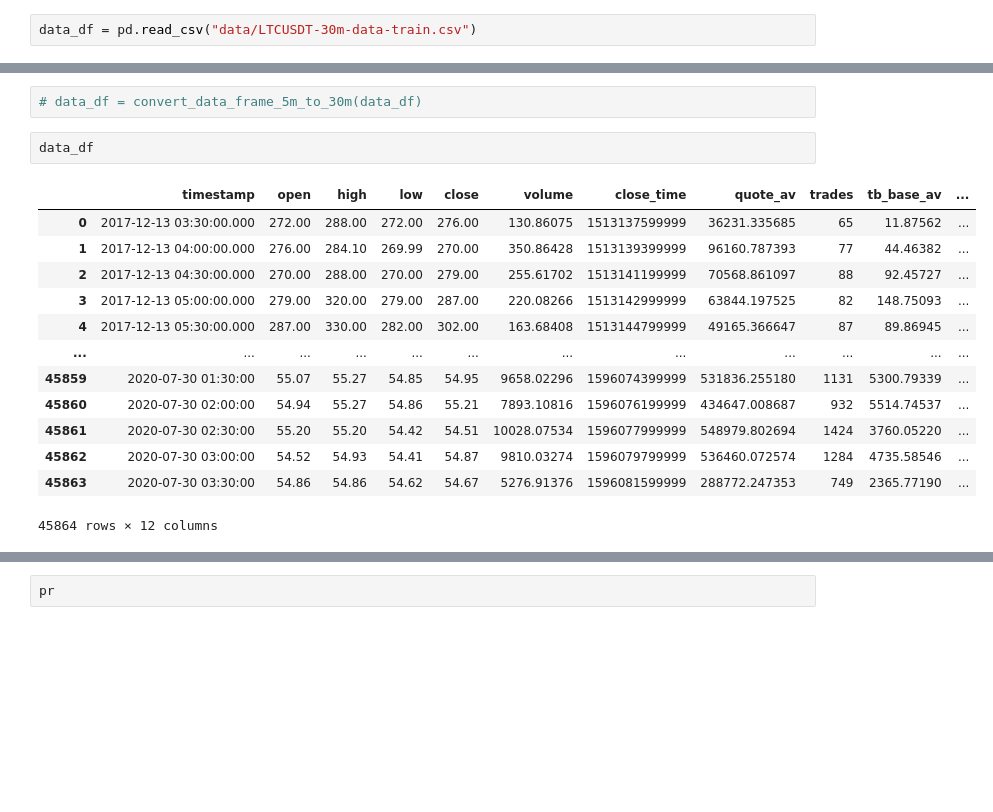
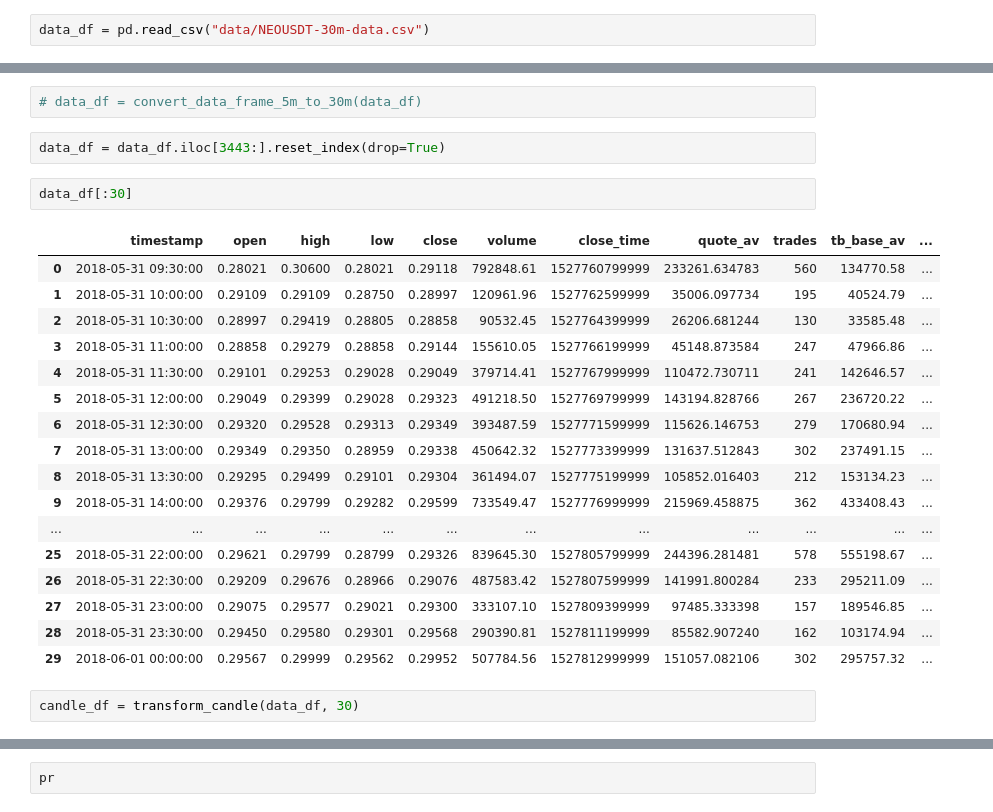
Before and after one commit to kidogb/strategy_bactest, a Jupyter notebook: rsi_bull_bear_.ipynb, the cells around one changed output, grey strips where cells are left out. Saved outputs shown, nothing was run; the diff lists cells and outputs as text; blank space fills up the shorter version.

```diff
--- a/rsi_bull_bear_.ipynb
+++ b/rsi_bull_bear_.ipynb
@@ -3,5 +3,5 @@ import pandas as pd
 import talib
 import random
 # %%
-data_df = pd.read_csv("data/LTCUSDT-30m-data-train.csv")
+data_df = pd.read_csv("data/NEOUSDT-30m-data.csv")
 # %%
@@ -25,19 +35,27 @@ def convert_data_frame_5m_to_30m(data):
     return pd.DataFrame(converted_data)
 # %%
 # data_df = convert_data_frame_5m_to_30m(data_df)
+# %%
+data_df = data_df.iloc[3443:].reset_index(drop=True)
 # %%
-data_df
+data_df[:30]
 # %% [output]
 |  | timestamp | open | high | low | close | volume | close_time | quote_av | trades | tb_base_av | ... |
-| 0 | 2017-12-13 03:30:00.000 | 272.00 | 288.00 | 272.00 | 276.00 | 130.86075 | 1513137599999 | 36231.335685 | 65 | 11.87562 | ... |
-| 1 | 2017-12-13 04:00:00.000 | 276.00 | 284.10 | 269.99 | 270.00 | 350.86428 | 1513139399999 | 96160.787393 | 77 | 44.46382 | ... |
-| 2 | 2017-12-13 04:30:00.000 | 270.00 | 288.00 | 270.00 | 279.00 | 255.61702 | 1513141199999 | 70568.861097 | 88 | 92.45727 | ... |
-| 3 | 2017-12-13 05:00:00.000 | 279.00 | 320.00 | 279.00 | 287.00 | 220.08266 | 1513142999999 | 63844.197525 | 82 | 148.75093 | ... |
-| 4 | 2017-12-13 05:30:00.000 | 287.00 | 330.00 | 282.00 | 302.00 | 163.68408 | 1513144799999 | 49165.366647 | 87 | 89.86945 | ... |
+| 0 | 2018-05-31 09:30:00 | 0.28021 | 0.30600 | 0.28021 | 0.29118 | 792848.61 | 1527760799999 | 233261.634783 | 560 | 134770.58 | ... |
+| 1 | 2018-05-31 10:00:00 | 0.29109 | 0.29109 | 0.28750 | 0.28997 | 120961.96 | 1527762599999 | 35006.097734 | 195 | 40524.79 | ... |
+| 2 | 2018-05-31 10:30:00 | 0.28997 | 0.29419 | 0.28805 | 0.28858 | 90532.45 | 1527764399999 | 26206.681244 | 130 | 33585.48 | ... |
+| 3 | 2018-05-31 11:00:00 | 0.28858 | 0.29279 | 0.28858 | 0.29144 | 155610.05 | 1527766199999 | 45148.873584 | 247 | 47966.86 | ... |
+| 4 | 2018-05-31 11:30:00 | 0.29101 | 0.29253 | 0.29028 | 0.29049 | 379714.41 | 1527767999999 | 110472.730711 | 241 | 142646.57 | ... |
+| 5 | 2018-05-31 12:00:00 | 0.29049 | 0.29399 | 0.29028 | 0.29323 | 491218.50 | 1527769799999 | 143194.828766 | 267 | 236720.22 | ... |
+| 6 | 2018-05-31 12:30:00 | 0.29320 | 0.29528 | 0.29313 | 0.29349 | 393487.59 | 1527771599999 | 115626.146753 | 279 | 170680.94 | ... |
+| 7 | 2018-05-31 13:00:00 | 0.29349 | 0.29350 | 0.28959 | 0.29338 | 450642.32 | 1527773399999 | 131637.512843 | 302 | 237491.15 | ... |
+| 8 | 2018-05-31 13:30:00 | 0.29295 | 0.29499 | 0.29101 | 0.29304 | 361494.07 | 1527775199999 | 105852.016403 | 212 | 153134.23 | ... |
+| 9 | 2018-05-31 14:00:00 | 0.29376 | 0.29799 | 0.29282 | 0.29599 | 733549.47 | 1527776999999 | 215969.458875 | 362 | 433408.43 | ... |
 | ... | ... | ... | ... | ... | ... | ... | ... | ... | ... | ... | ... |
-| 45859 | 2020-07-30 01:30:00 | 55.07 | 55.27 | 54.85 | 54.95 | 9658.02296 | 1596074399999 | 531836.255180 | 1131 | 5300.79339 | ... |
-| 45860 | 2020-07-30 02:00:00 | 54.94 | 55.27 | 54.86 | 55.21 | 7893.10816 | 1596076199999 | 434647.008687 | 932 | 5514.74537 | ... |
-| 45861 | 2020-07-30 02:30:00 | 55.20 | 55.20 | 54.42 | 54.51 | 10028.07534 | 1596077999999 | 548979.802694 | 1424 | 3760.05220 | ... |
-| 45862 | 2020-07-30 03:00:00 | 54.52 | 54.93 | 54.41 | 54.87 | 9810.03274 | 1596079799999 | 536460.072574 | 1284 | 4735.58546 | ... |
-| 45863 | 2020-07-30 03:30:00 | 54.86 | 54.86 | 54.62 | 54.67 | 5276.91376 | 1596081599999 | 288772.247353 | 749 | 2365.77190 | ... |
+| 25 | 2018-05-31 22:00:00 | 0.29621 | 0.29799 | 0.28799 | 0.29326 | 839645.30 | 1527805799999 | 244396.281481 | 578 | 555198.67 | ... |
+| 26 | 2018-05-31 22:30:00 | 0.29209 | 0.29676 | 0.28966 | 0.29076 | 487583.42 | 1527807599999 | 141991.800284 | 233 | 295211.09 | ... |
+| 27 | 2018-05-31 23:00:00 | 0.29075 | 0.29577 | 0.29021 | 0.29300 | 333107.10 | 1527809399999 | 97485.333398 | 157 | 189546.85 | ... |
+| 28 | 2018-05-31 23:30:00 | 0.29450 | 0.29580 | 0.29301 | 0.29568 | 290390.81 | 1527811199999 | 85582.907240 | 162 | 103174.94 | ... |
+| 29 | 2018-06-01 00:00:00 | 0.29567 | 0.29999 | 0.29562 | 0.29952 | 507784.56 | 1527812999999 | 151057.082106 | 302 | 295757.32 | ... |
-45864 rows × 12 columns
+# %%
+candle_df = transform_candle(data_df, 30)
```
Also changed, not shown: parts of 13 cells of this notebook, 7 other files.
